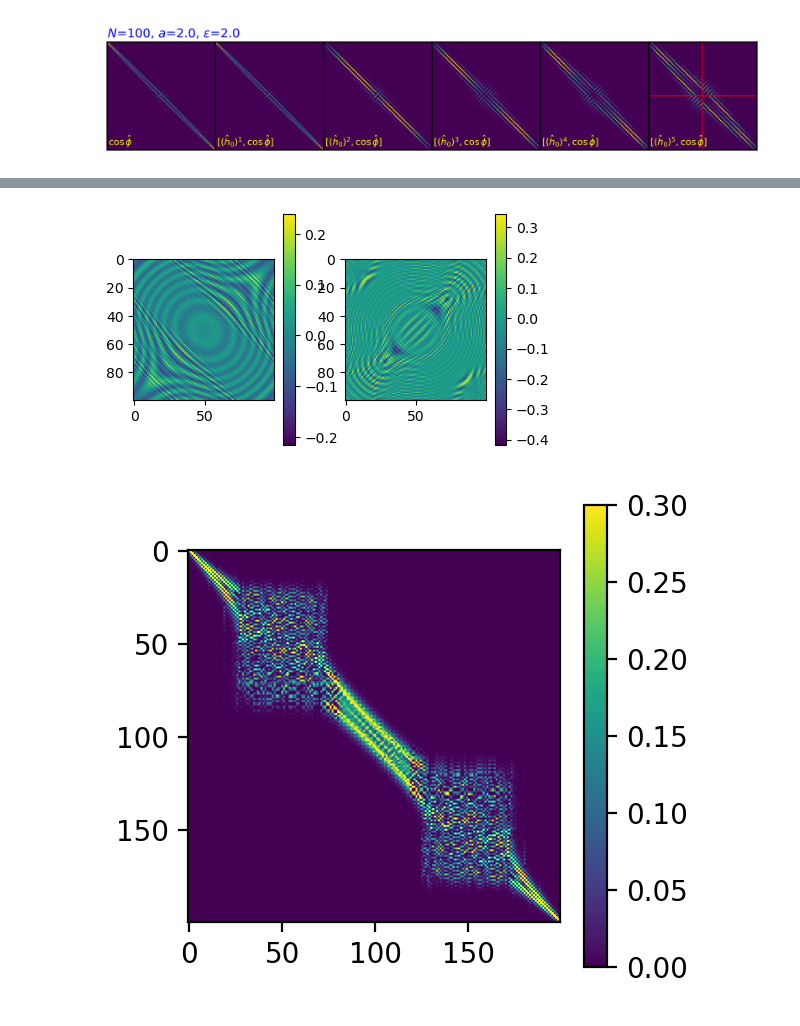
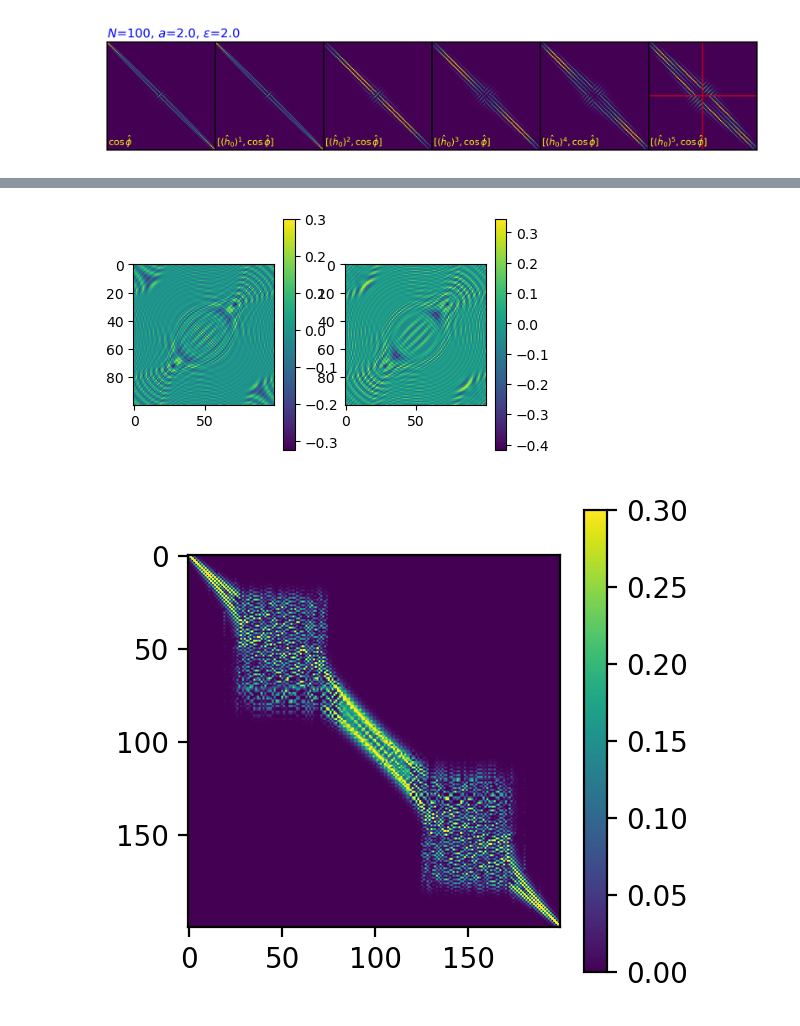
Before and after one commit to aquillen/Qperio, a Jupyter notebook: Qcomp01.ipynb, the cells around one changed output, grey strips where cells are left out. Cells and saved outputs as stored; diff of their text form; code cells hidden in the pictures.

```diff
--- a/Qcomp01.ipynb
+++ b/Qcomp01.ipynb
@@ -878,31 +823,0 @@ try_b(n,a,eps)
-# %%
-# trying sqrts of cosine and sine ops
-def sqcos(n):
-    z = np.zeros((n,n), dtype = complex)
-    for k in range(n):
-        fac = 1.0/np.cos(np.pi*k/n)
-        #if (fac !=0):
-        z[k,k] = np.cos(np.pi*k/n)
-    return z
-
-def sqsin(n):
-    z = np.zeros((n,n), dtype = complex)
-    for k in range(n):
-        fac = 1.0/np.cos(np.pi*k/n)
-        #if (fac !=0):
-        z[k,k] = np.sin(np.pi*k/n)
-    return z
-
-a = 1.5; eps=0.5; n=100
-h0 = hat_h_0_new(n,a,eps)
-w, vr = eigs_h0(n,a,eps)
-cq = sqcos(n)
-sq = sqcos(n)
-els = el_matrix(vr,cq)
-elc = el_matrix(vr,sq)
-im = plt.imshow(np.real(els))
-plt.colorbar(im)
-plt.show()
-im = plt.imshow(np.real(elc))
-plt.colorbar(im)
-plt.show()
@@ -912,11 +823,0 @@ plt.show()
-# %%
-# what sep orbit looks like
-a = 1.0; eps=1.0
-h0 = hat_h_0_new(n,a,eps)
-w, vr = eigs_h0(n,a,eps)
-#plt.plot(np.abs(vr[:,53])**2)#
-plt.plot(np.abs(vr[:,51])**2)#
-#plt.plot(np.real(vr[:,50])**2)
-plt.plot(np.real(vr[:,49])**2)
-plt.show()
-# this is what the sep orbit is supposed to look like because at phi=0, pi, there is a concentration
@@ -925,16 +824,16 @@ plt.show()
 # %%
 # what U_T looks like in regular [j> basis
 b=0.; taushift=0.0
 n = 100; ntau = n*4
 a = 1.0; eps=a; mu=0.1;  mup = mu;
 ftau = int(ntau)
 w_s,vr_s,U_final1  = U_prop3(n,ntau,a,b,eps,mu,mup,taushift,ftau)
 fig,axarr = plt.subplots(1,2,figsize=(5,3))
-im=axarr[0].imshow(np.real(U_final))
+im=axarr[0].imshow(np.real(U_final1))
 plt.colorbar(im)
 w_s,vr_s,U_final0  = U_prop3(n,ntau,a,b,eps,0,0,taushift,ftau)
 im=axarr[1].imshow(np.real(U_final1-U_final0))
 plt.colorbar(im)
 plt.show()
 # %% [output]
-[figure, old version]
+[figure, new version]
```
Also changed, not shown: parts of 26 cells of this notebook, 2 other files.
